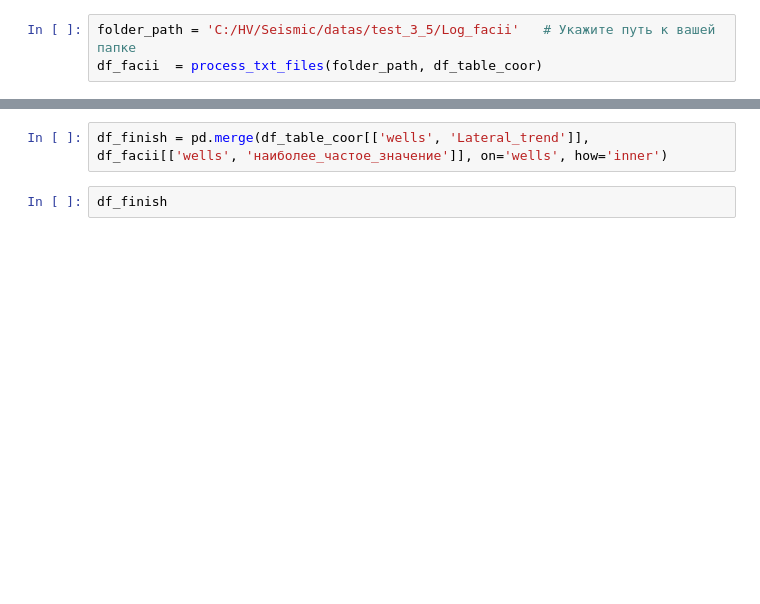
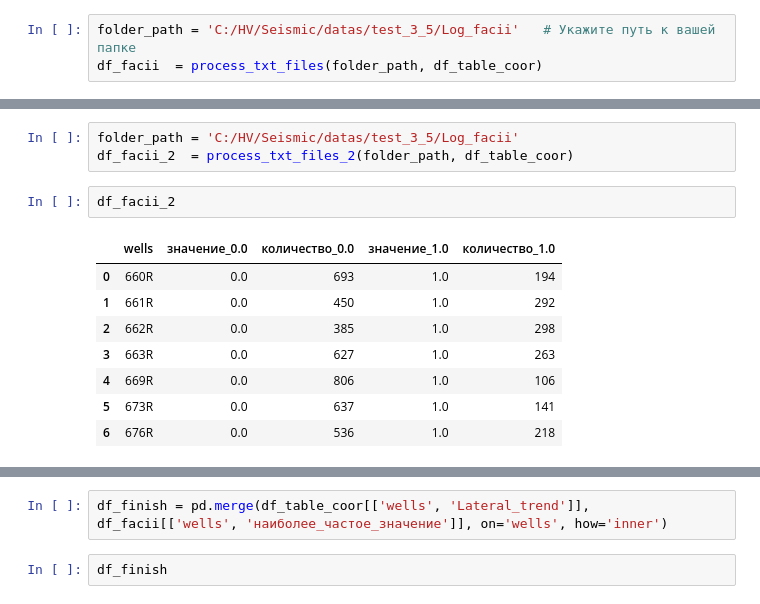
Before and after one commit to KosterioKim/Seisma, a Jupyter notebook: 3_5_facii_po_skvaginam.ipynb, the cells around one changed output, grey strips where cells are left out. Cells and saved outputs as stored; diff of their text form; blank space fills up the shorter version.

```diff
--- a/3_5_facii_po_skvaginam.ipynb
+++ b/3_5_facii_po_skvaginam.ipynb
@@ -188,0 +263,14 @@ df_facii  = process_txt_files(folder_path, df_table_coor)
+# %%
+folder_path = 'C:/HV/Seismic/datas/test_3_5/Log_facii'
+df_facii_2  = process_txt_files_2(folder_path, df_table_coor)
+# %%
+df_facii_2
+# %% [output]
+|  | wells | значение_0.0 | количество_0.0 | значение_1.0 | количество_1.0 |
+| 0 | 660R | 0.0 | 693 | 1.0 | 194 |
+| 1 | 661R | 0.0 | 450 | 1.0 | 292 |
+| 2 | 662R | 0.0 | 385 | 1.0 | 298 |
+| 3 | 663R | 0.0 | 627 | 1.0 | 263 |
+| 4 | 669R | 0.0 | 806 | 1.0 | 106 |
+| 5 | 673R | 0.0 | 637 | 1.0 | 141 |
+| 6 | 676R | 0.0 | 536 | 1.0 | 218 |
```
Also changed, not shown: parts of 8 cells of this notebook.
